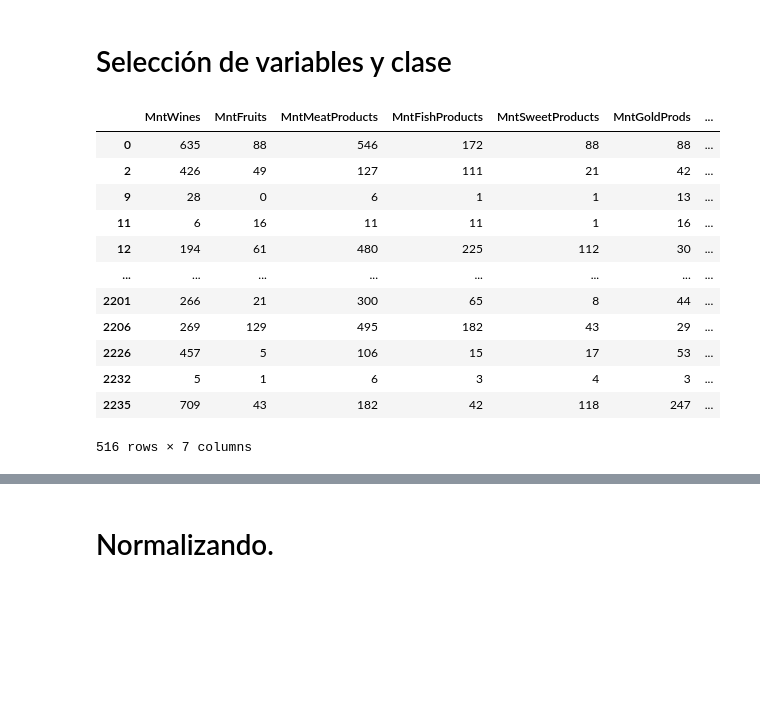
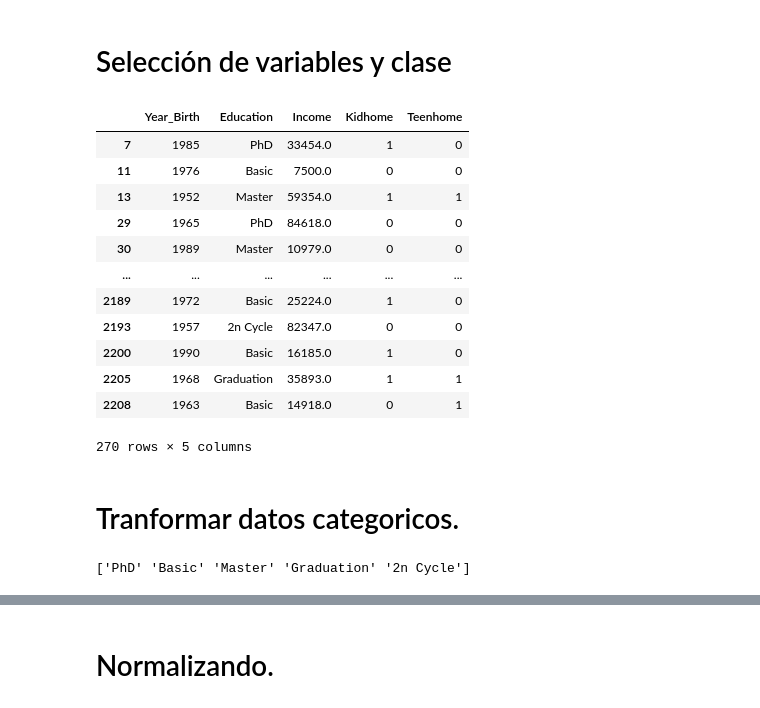
Before and after one commit to jpnahuelpan/IA-2021, a Jupyter notebook: main.ipynb, the cells around one changed output, grey strips where cells are left out. Saved outputs shown, nothing was run; the diff lists cells and outputs as text; code cells hidden in the pictures; blank space fills up the shorter version.

Commit message:
entrega 2
En esta entrega de modificaron los puntos que eran necesario mejorar que se detectaron en la entrega 1, y tambien se completo la creación de la función k_fold para la entrega 2.

```diff
--- a/main.ipynb
+++ b/main.ipynb
@@ -79,0 +82,4 @@ df.describe()
+# %%
+# Se hace esto para evitar la duplicación de consumidores.
+df = df.drop_duplicates(subset=["ID"])
+df
@@ -101,0 +102,3 @@ Name: NumWebPurchases, dtype: int64
+# %%
+clase = df["Education"].value_counts()
+clase
@@ -103,15 +125,15 @@ Name: NumWebPurchases, dtype: int64
 # Balanceo de datos
 # %%
 # Las clases que se usaran seran las siguientes.
-clases = dict(clases)
-for clase, valor in clases.items():
-    if valor != 1 and valor != 43:
-        lista_indices = df[df["NumWebPurchases"]== clase].sample(n=(valor - 43), random_state=1).index
+clases = dict(clase)
+for clase, valor in clase.items():
+    if valor != 1 and valor != 54:
+        lista_indices = df[df["Education"]== clase].sample(n=(valor - 54), random_state=1).index
         df = df.drop(labels=lista_indices, axis=0)
-    elif valor == 43:
+    elif valor == 54:
         pass
     else:
-        lista_indices = df[df["NumWebPurchases"]== clase].index
+        lista_indices = df[df["Education"]== clase].index
         df = df.drop(labels=lista_indices, axis=0)
 # %%
 df
@@ -132,30 +154,35 @@ df
 # %% [markdown]
 # Selección de variables y clase
 # %%
-productos = [
-    "MntWines",
-    "MntFruits",
-    "MntMeatProducts",
-    "MntFishProducts",
-    "MntSweetProducts",
-    "MntGoldProds",
-    "NumWebPurchases",
+variables = [
+    'Year_Birth',
+    'Education',
+    'Income',
+    'Kidhome',
+    'Teenhome',
 ]
 for variable in df.columns:
-    if not (variable in productos):
+    if not (variable in variables):
         df = df.drop(columns=[variable])
 df
 # %% [output]
-|  | MntWines | MntFruits | MntMeatProducts | MntFishProducts | MntSweetProducts | MntGoldProds | ... |
-| 0 | 635 | 88 | 546 | 172 | 88 | 88 | ... |
-| 2 | 426 | 49 | 127 | 111 | 21 | 42 | ... |
-| 9 | 28 | 0 | 6 | 1 | 1 | 13 | ... |
-| 11 | 6 | 16 | 11 | 11 | 1 | 16 | ... |
-| 12 | 194 | 61 | 480 | 225 | 112 | 30 | ... |
-| ... | ... | ... | ... | ... | ... | ... | ... |
-| 2201 | 266 | 21 | 300 | 65 | 8 | 44 | ... |
-| 2206 | 269 | 129 | 495 | 182 | 43 | 29 | ... |
-| 2226 | 457 | 5 | 106 | 15 | 17 | 53 | ... |
-| 2232 | 5 | 1 | 6 | 3 | 4 | 3 | ... |
-| 2235 | 709 | 43 | 182 | 42 | 118 | 247 | ... |
+|  | Year_Birth | Education | Income | Kidhome | Teenhome |
+| 7 | 1985 | PhD | 33454.0 | 1 | 0 |
+| 11 | 1976 | Basic | 7500.0 | 0 | 0 |
+| 13 | 1952 | Master | 59354.0 | 1 | 1 |
+| 29 | 1965 | PhD | 84618.0 | 0 | 0 |
+| 30 | 1989 | Master | 10979.0 | 0 | 0 |
+| ... | ... | ... | ... | ... | ... |
+| 2189 | 1972 | Basic | 25224.0 | 1 | 0 |
+| 2193 | 1957 | 2n Cycle | 82347.0 | 0 | 0 |
+| 2200 | 1990 | Basic | 16185.0 | 1 | 0 |
+| 2205 | 1968 | Graduation | 35893.0 | 1 | 1 |
+| 2208 | 1963 | Basic | 14918.0 | 0 | 1 |
-516 rows × 7 columns
+270 rows × 5 columns
+# %% [markdown]
+# Tranformar datos categoricos.
+# %%
+# primero se visualiza los valores de la variables categoricas.
+print(df["Education"].unique())
+# %% [output]
+['PhD' 'Basic' 'Master' 'Graduation' '2n Cycle']
```
Also changed, not shown: parts of 12 cells of this notebook, 11 other files.
